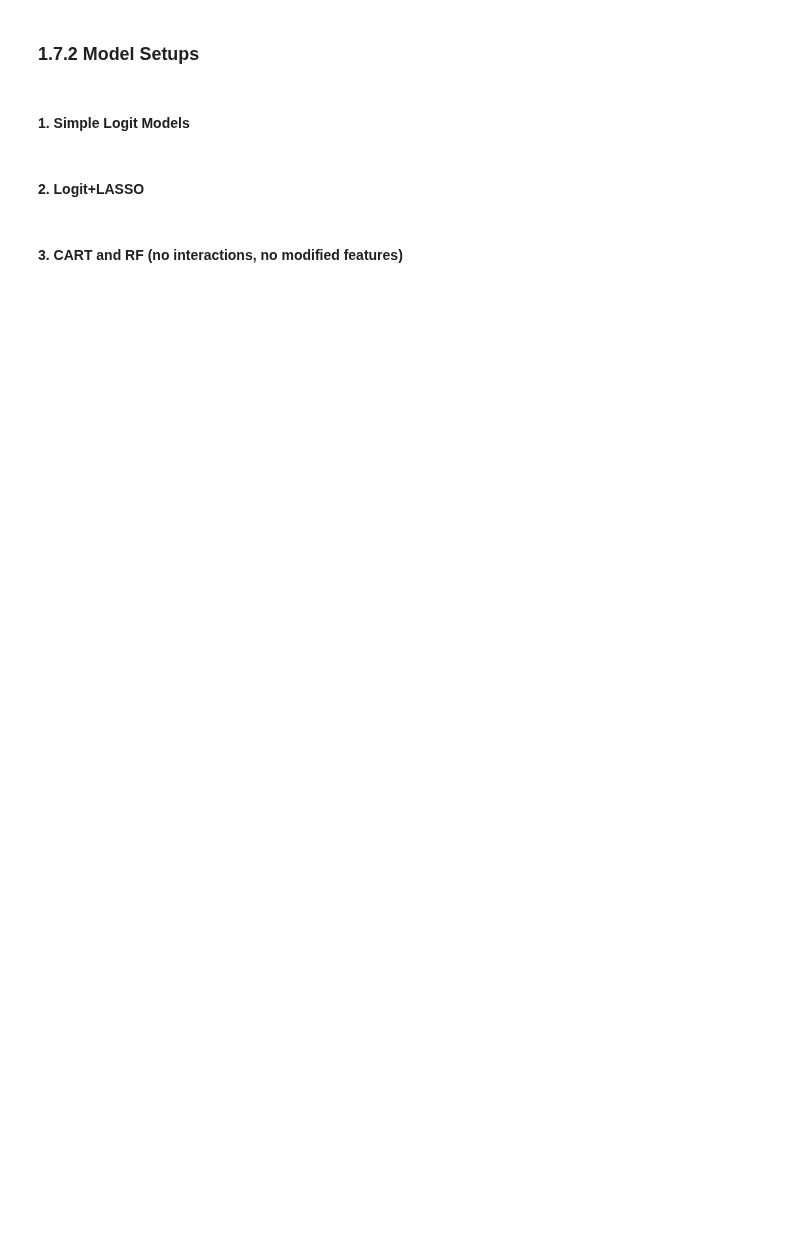
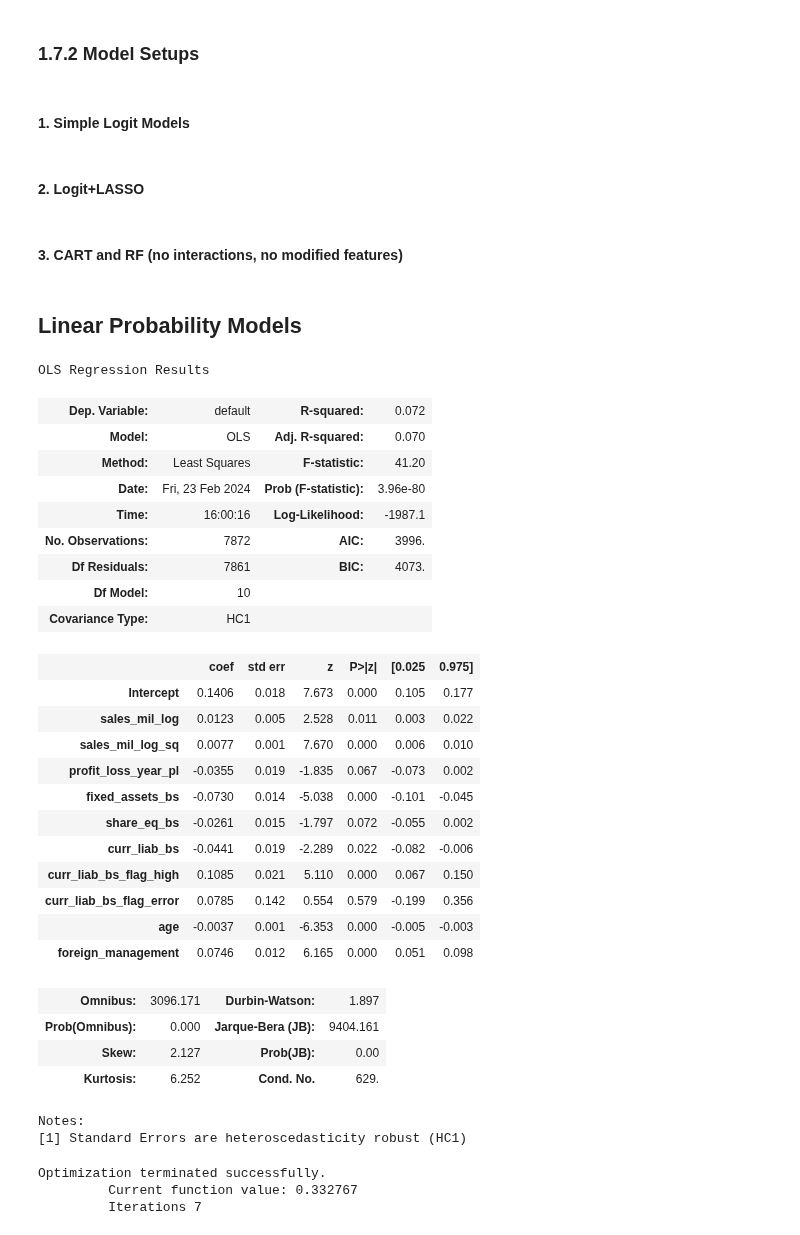
Before and after one commit to Iandrewburg/Assignment_1, a Jupyter notebook: Assignment_3/Assignment_3_Code.ipynb, the cells around one changed output. Cells and saved outputs as stored; diff of their text form; code cells hidden in the pictures; blank space fills up the shorter version.

Commit message:
logit + lasso added in

```diff
--- a/Assignment_3/Assignment_3_Code.ipynb
+++ b/Assignment_3/Assignment_3_Code.ipynb
@@ -1218,14 +1268,12 @@ interactions2 = [
 M1 = [
     "sales_mil_log",
     "sales_mil_log_sq",
-    "d1_sales_mil_log_mod",
     "profit_loss_year_pl",
     "C(ind2_cat)",
 ]
 M2 = [
     "sales_mil_log",
     "sales_mil_log_sq",
-    "d1_sales_mil_log_mod",
     "profit_loss_year_pl",
     "fixed_assets_bs",
     "share_eq_bs",
@@ -1233,17 +1281,15 @@ M2 = [
     "curr_liab_bs_flag_high ",
     "curr_liab_bs_flag_error",
     "age",
-    "foreign_management",
-    "C(ind2_cat)",
+    "foreign_management"
 ]
-M3 = ["sales_mil_log", "sales_mil_log_sq"] + firm + engvar + d1
+M3 = ["sales_mil_log", "sales_mil_log_sq"] + firm + engvar
 M4 = (
     ["sales_mil_log", "sales_mil_log_sq"]
     + firm
     + engvar
     + engvar2
     + engvar3
-    + d1
     + hr
     + qualityvars
     + financial_ratios
@@ -1254,11 +1300,9 @@ M5 = (
     + engvar
     + engvar2
     + engvar3
-    + d1
     + hr
     + qualityvars
     + financial_ratios
-    + interactions1
     + interactions2
 )
 # %% [markdown]
@@ -1281,3 +1323,43 @@ logit_lasso_vars = (
 #### 3. CART and RF (no interactions, no modified features)
 # %%
 rfvars = ["sales_mil", "d1_sales_mil_log"] + rawvars + hr + firm + qualityvars + financial_ratios
+# %% [markdown]
+## Linear Probability Models
+# %%
+ols_modelx2 = smf.ols("default~" + "+".join(M2), data).fit(cov_type="HC1")
+ols_modelx2.summary()
+# %% [output]
+OLS Regression Results
+| Dep. Variable: | default | R-squared: | 0.072 |
+| Model: | OLS | Adj. R-squared: | 0.070 |
+| Method: | Least Squares | F-statistic: | 41.20 |
+| Date: | Fri, 23 Feb 2024 | Prob (F-statistic): | 3.96e-80 |
+| Time: | 16:00:16 | Log-Likelihood: | -1987.1 |
+| No. Observations: | 7872 | AIC: | 3996. |
+| Df Residuals: | 7861 | BIC: | 4073. |
+| Df Model: | 10 |  |  |
+| Covariance Type: | HC1 |  |  |
+|  | coef | std err | z | P>|z| | [0.025 | 0.975] |
+| Intercept | 0.1406 | 0.018 | 7.673 | 0.000 | 0.105 | 0.177 |
+| sales_mil_log | 0.0123 | 0.005 | 2.528 | 0.011 | 0.003 | 0.022 |
+| sales_mil_log_sq | 0.0077 | 0.001 | 7.670 | 0.000 | 0.006 | 0.010 |
+| profit_loss_year_pl | -0.0355 | 0.019 | -1.835 | 0.067 | -0.073 | 0.002 |
+| fixed_assets_bs | -0.0730 | 0.014 | -5.038 | 0.000 | -0.101 | -0.045 |
+| share_eq_bs | -0.0261 | 0.015 | -1.797 | 0.072 | -0.055 | 0.002 |
+| curr_liab_bs | -0.0441 | 0.019 | -2.289 | 0.022 | -0.082 | -0.006 |
+| curr_liab_bs_flag_high | 0.1085 | 0.021 | 5.110 | 0.000 | 0.067 | 0.150 |
+| curr_liab_bs_flag_error | 0.0785 | 0.142 | 0.554 | 0.579 | -0.199 | 0.356 |
+| age | -0.0037 | 0.001 | -6.353 | 0.000 | -0.005 | -0.003 |
+| foreign_management | 0.0746 | 0.012 | 6.165 | 0.000 | 0.051 | 0.098 |
+| Omnibus: | 3096.171 | Durbin-Watson: | 1.897 |
+| Prob(Omnibus): | 0.000 | Jarque-Bera (JB): | 9404.161 |
+| Skew: | 2.127 | Prob(JB): | 0.00 |
+| Kurtosis: | 6.252 | Cond. No. | 629. |
+Notes:
+[1] Standard Errors are heteroscedasticity robust (HC1)
+# %%
+logit_modelx2 = smf.logit("default~" + "+".join(M2), data).fit()
+# %% [output]
+Optimization terminated successfully.
+         Current function value: 0.332767
+         Iterations 7
```
Also changed, not shown: parts of 51 cells of this notebook.
